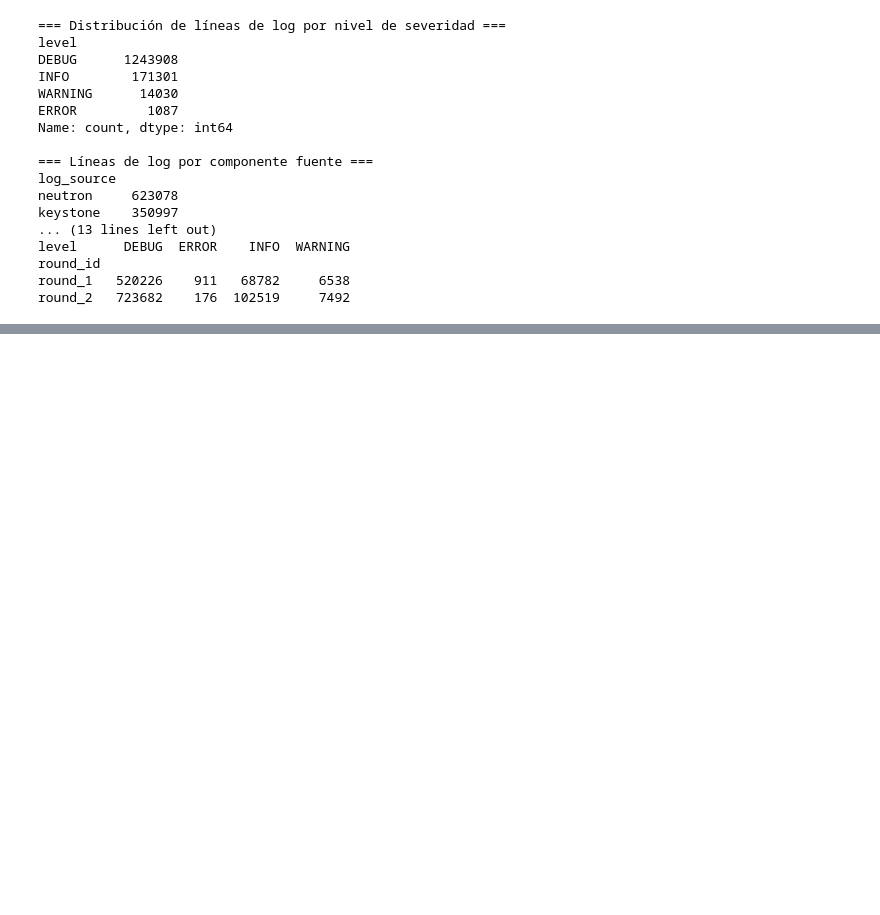
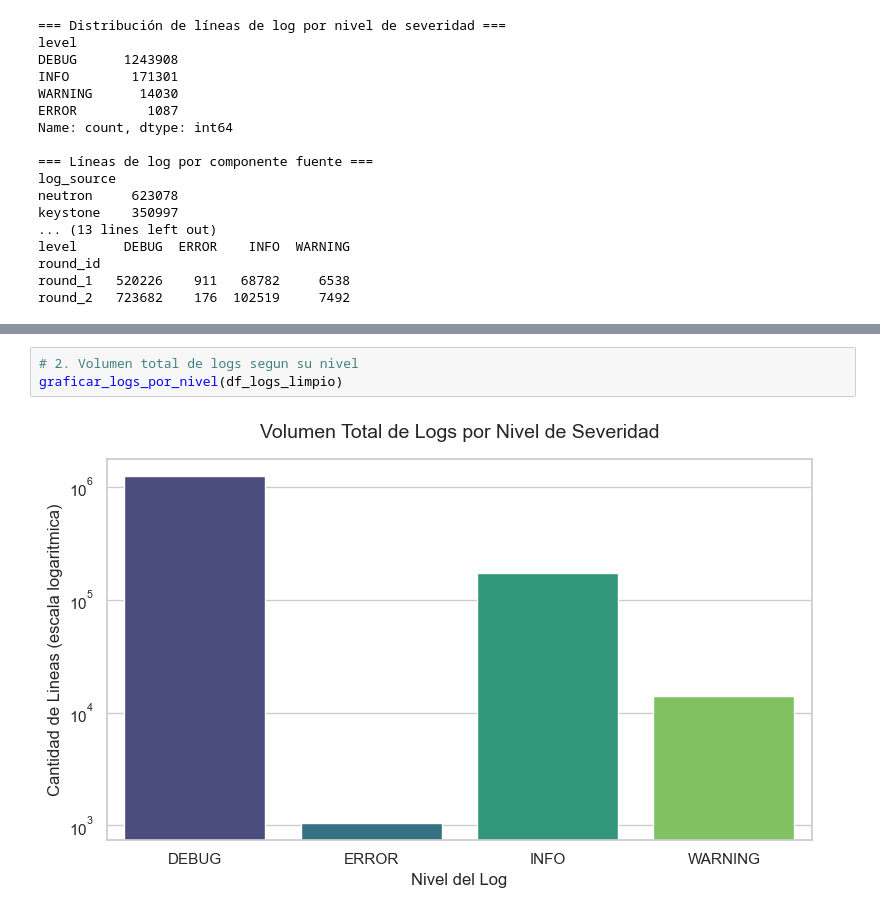
Before and after one commit to ValenteCardenas/Analysis_AIOps, a Jupyter notebook: main.ipynb, the cells around one changed output, grey strips where cells are left out. Drawn from its saved outputs; the diff is of its cells as text; blank space fills up the shorter version.

```diff
--- a/main.ipynb
+++ b/main.ipynb
@@ -341,0 +425,5 @@ round_2   723682    176  102519     7492
+# %%
+# 2. Volumen total de logs segun su nivel
+graficar_logs_por_nivel(df_logs_limpio)
+# %% [output]
+[figure, added]
```
Also changed, not shown: parts of 15 cells of this notebook, 5 other files.
